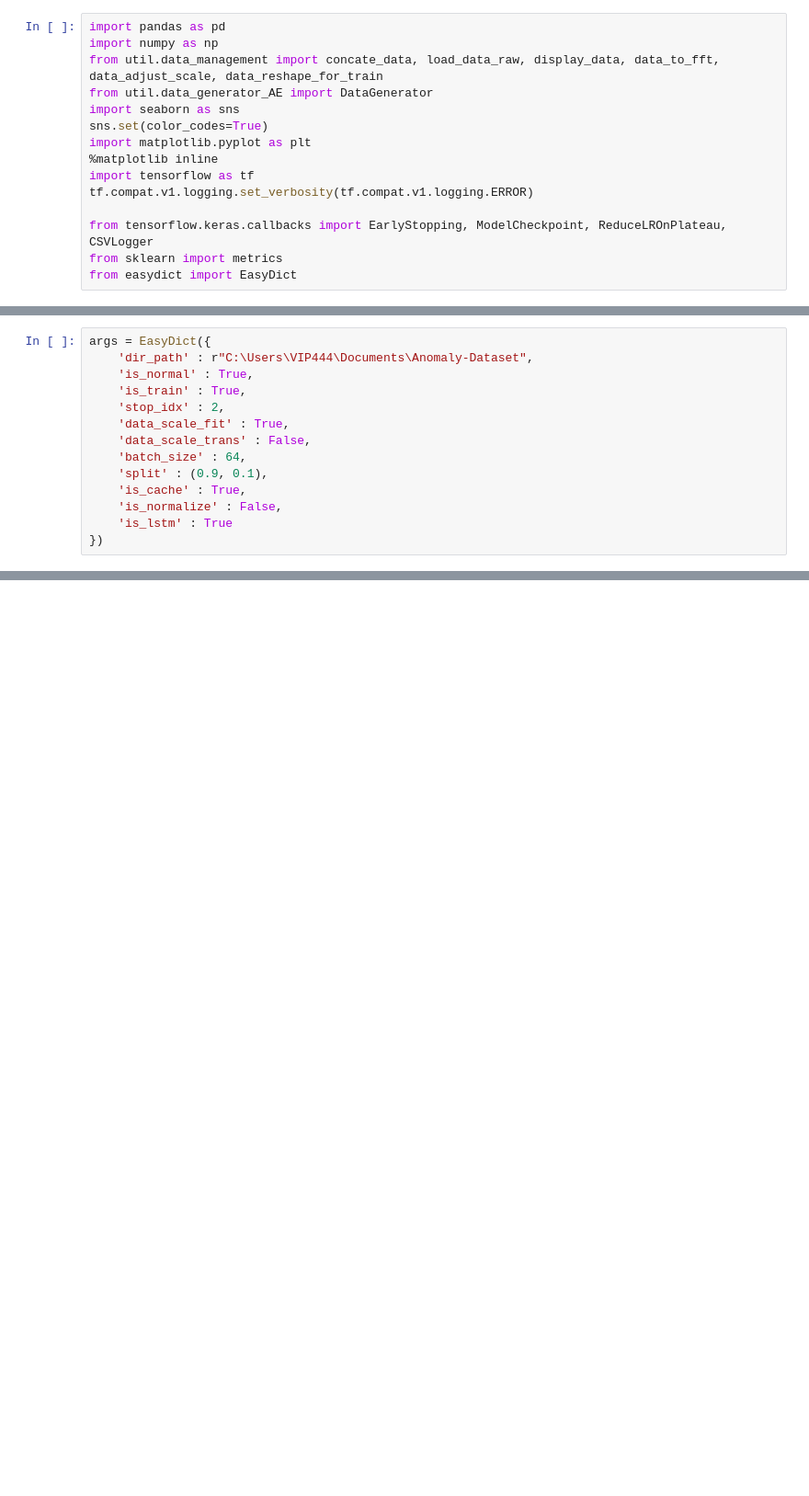
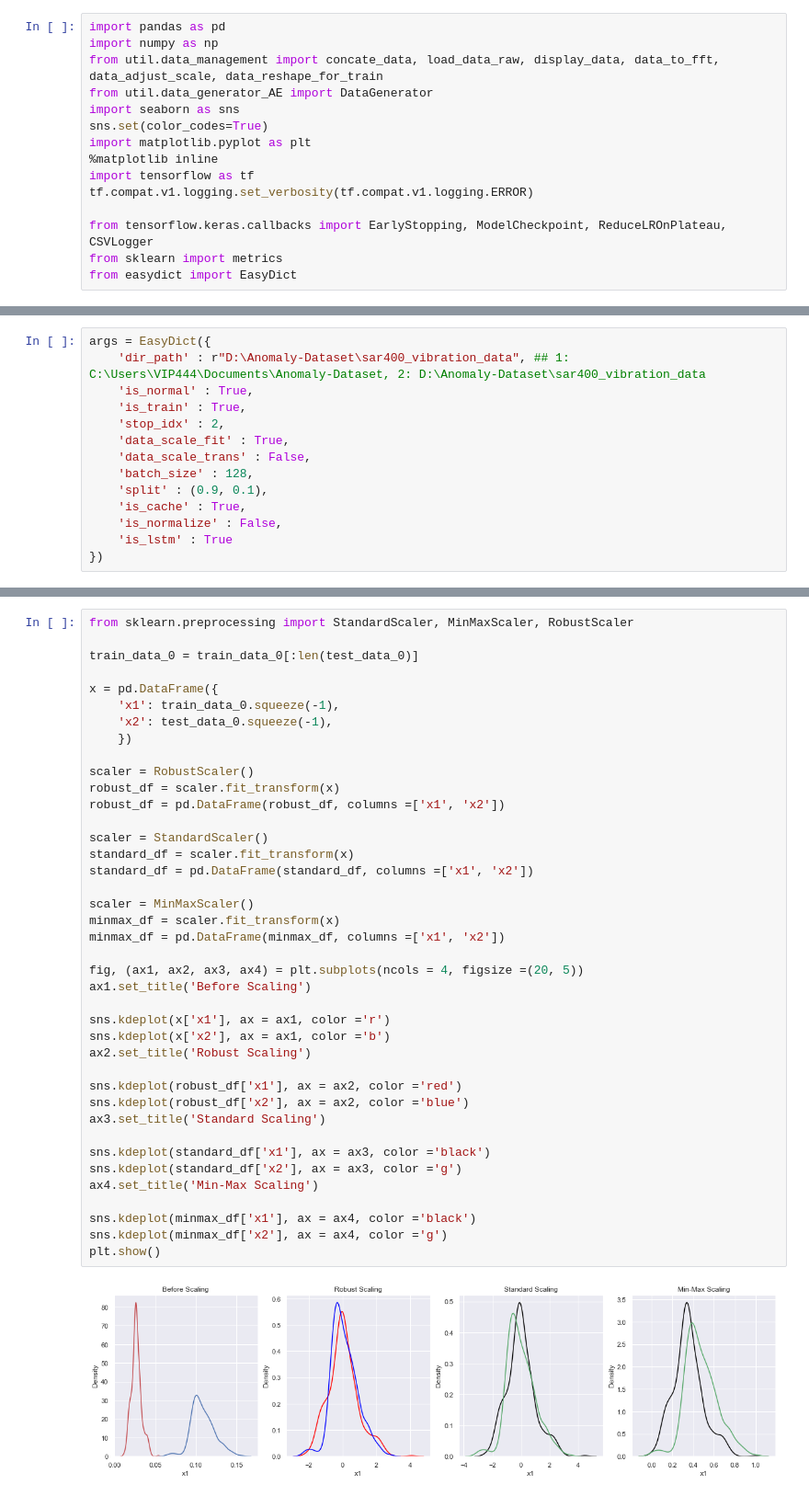
Before and after one commit to oune/AnomalyDetection, a Jupyter notebook: train_AE.ipynb, the cells around one changed output, grey strips where cells are left out. Shown: that part at 92% size. Cells and saved outputs as stored; diff of their text form; blank space fills up the shorter version.

```diff
--- a/train_AE.ipynb
+++ b/train_AE.ipynb
@@ -44,13 +26,13 @@ if gpus:
     print(e)
 # %%
 args = EasyDict({
-    'dir_path' : r"C:\Users\VIP444\Documents\Anomaly-Dataset",
+    'dir_path' : r"D:\Anomaly-Dataset\sar400_vibration_data", ## 1: C:\Users\VIP444\Documents\Anomaly-Dataset, 2: D:\Anomaly-Dataset\sar400_vibration_data
     'is_normal' : True,
     'is_train' : True,
     'stop_idx' : 2,
     'data_scale_fit' : True,
     'data_scale_trans' : False,
-    'batch_size' : 64,
+    'batch_size' : 128,
     'split' : (0.9, 0.1),
     'is_cache' : True,
     'is_normalize' : False,
@@ -103,3 +95,45 @@ display_data(train_data_0_fft, validation_data_0_fft, test_data_0_fft)
+# %%
+from sklearn.preprocessing import StandardScaler, MinMaxScaler, RobustScaler
+
+train_data_0 = train_data_0[:len(test_data_0)]
+
+x = pd.DataFrame({
+    'x1': train_data_0.squeeze(-1),
+    'x2': test_data_0.squeeze(-1),
+    })
+
+scaler = RobustScaler()
+robust_df = scaler.fit_transform(x)
+robust_df = pd.DataFrame(robust_df, columns =['x1', 'x2'])
+
+scaler = StandardScaler()
+standard_df = scaler.fit_transform(x)
+standard_df = pd.DataFrame(standard_df, columns =['x1', 'x2'])
+
+scaler = MinMaxScaler()
+minmax_df = scaler.fit_transform(x)
+minmax_df = pd.DataFrame(minmax_df, columns =['x1', 'x2'])
+
+fig, (ax1, ax2, ax3, ax4) = plt.subplots(ncols = 4, figsize =(20, 5))
+ax1.set_title('Before Scaling')
+
+sns.kdeplot(x['x1'], ax = ax1, color ='r')
+sns.kdeplot(x['x2'], ax = ax1, color ='b')
+ax2.set_title('Robust Scaling')
+
+sns.kdeplot(robust_df['x1'], ax = ax2, color ='red')
+sns.kdeplot(robust_df['x2'], ax = ax2, color ='blue')
+ax3.set_title('Standard Scaling')
+
+sns.kdeplot(standard_df['x1'], ax = ax3, color ='black')
+sns.kdeplot(standard_df['x2'], ax = ax3, color ='g')
+ax4.set_title('Min-Max Scaling')
+
+sns.kdeplot(minmax_df['x1'], ax = ax4, color ='black')
+sns.kdeplot(minmax_df['x2'], ax = ax4, color ='g')
+plt.show()
+# %% [output]
+[figure, added]
 # %%
 from sklearn.preprocessing import StandardScaler, MinMaxScaler, RobustScaler, Normalizer
 from sklearn.pipeline import Pipeline
```
Also changed, not shown: parts of 18 cells of this notebook, 2 other files.
